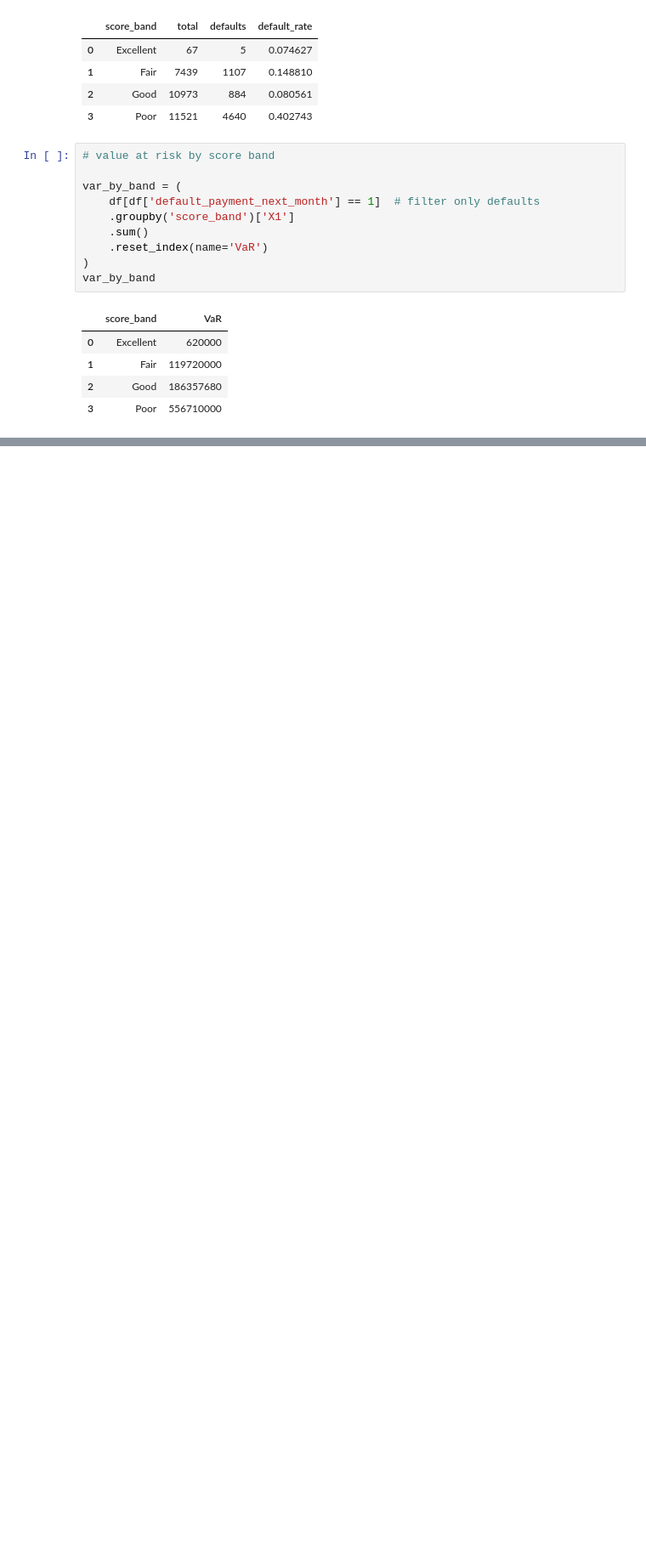
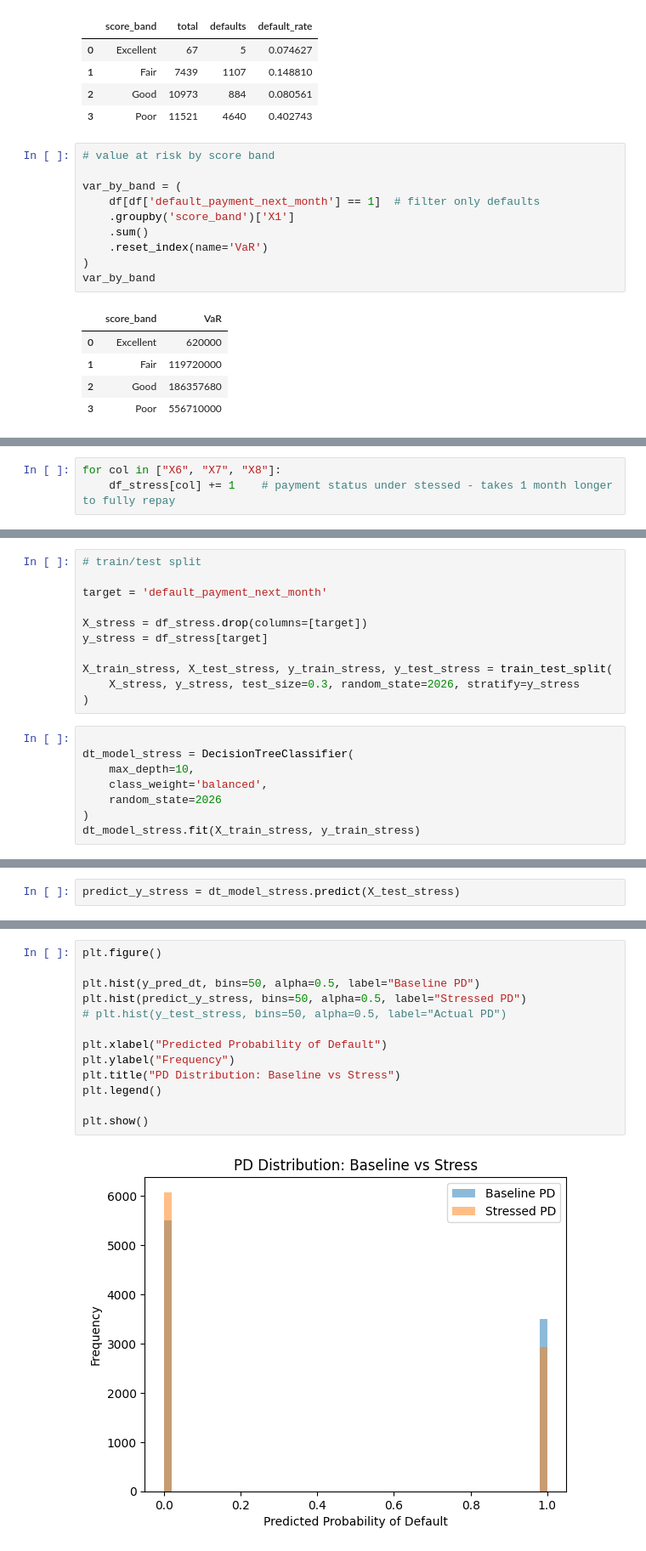
Before and after one commit to chenny-l/credit-cards-defaults, a Jupyter notebook: notebooks/credit_card_default_prediction.ipynb, the cells around one changed output, grey strips where cells are left out. Shown at 85% size. Saved outputs shown, nothing was run; the diff lists cells and outputs as text; blank space fills up the shorter version.

```diff
--- a/notebooks/credit_card_default_prediction.ipynb
+++ b/notebooks/credit_card_default_prediction.ipynb
@@ -593,0 +657,3 @@ var_by_band
+# %%
+for col in ["X6", "X7", "X8"]:
+    df_stress[col] += 1    # payment status under stessed - takes 1 month longer to fully repay
@@ -593,0 +672,19 @@ var_by_band
+# %%
+# train/test split
+
+target = 'default_payment_next_month'
+
+X_stress = df_stress.drop(columns=[target])
+y_stress = df_stress[target]
+
+X_train_stress, X_test_stress, y_train_stress, y_test_stress = train_test_split(
+    X_stress, y_stress, test_size=0.3, random_state=2026, stratify=y_stress
+)
+# %%
+
+dt_model_stress = DecisionTreeClassifier(
+    max_depth=10,
+    class_weight='balanced',
+    random_state=2026
+)
+dt_model_stress.fit(X_train_stress, y_train_stress)
@@ -593,0 +695,2 @@ var_by_band
+# %%
+predict_y_stress = dt_model_stress.predict(X_test_stress)
@@ -593,0 +730,15 @@ var_by_band
+# %%
+plt.figure()
+
+plt.hist(y_pred_dt, bins=50, alpha=0.5, label="Baseline PD")
+plt.hist(predict_y_stress, bins=50, alpha=0.5, label="Stressed PD")
+# plt.hist(y_test_stress, bins=50, alpha=0.5, label="Actual PD")
+
+plt.xlabel("Predicted Probability of Default")
+plt.ylabel("Frequency")
+plt.title("PD Distribution: Baseline vs Stress")
+plt.legend()
+
+plt.show()
+# %% [output]
+[figure, added]
```
Also changed, not shown: parts of 21 cells of this notebook.
